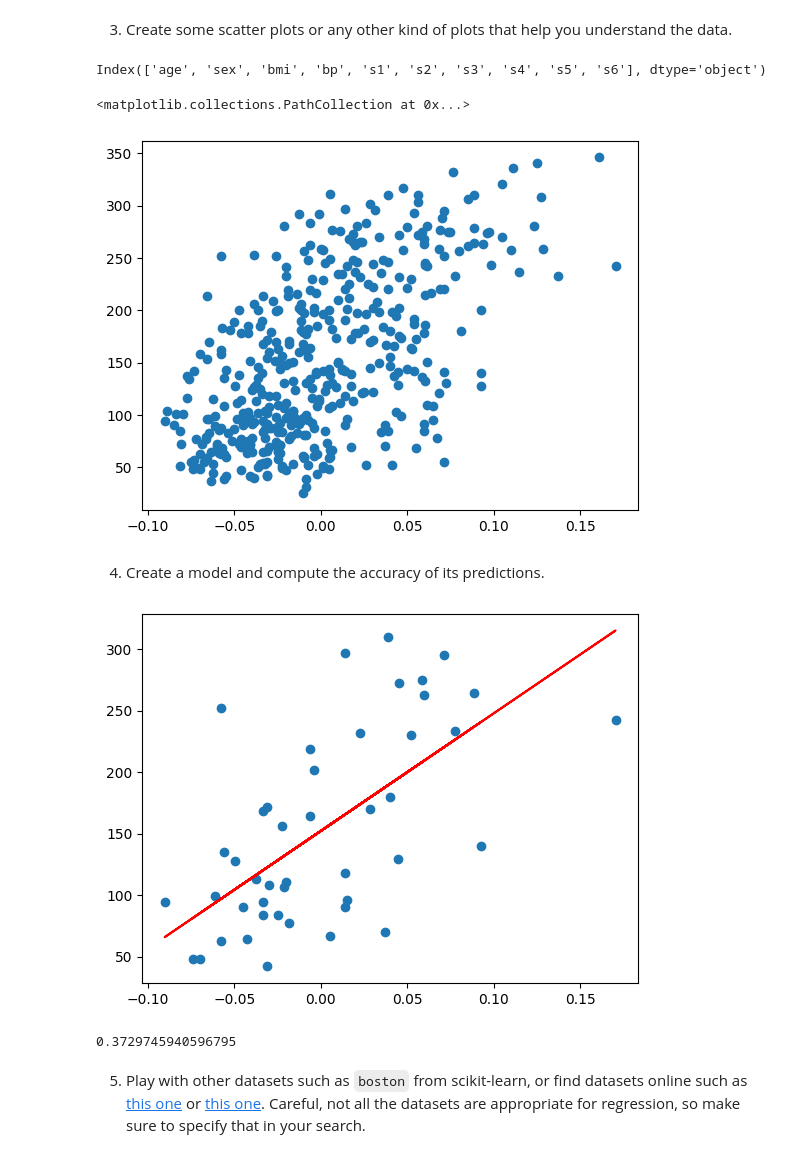
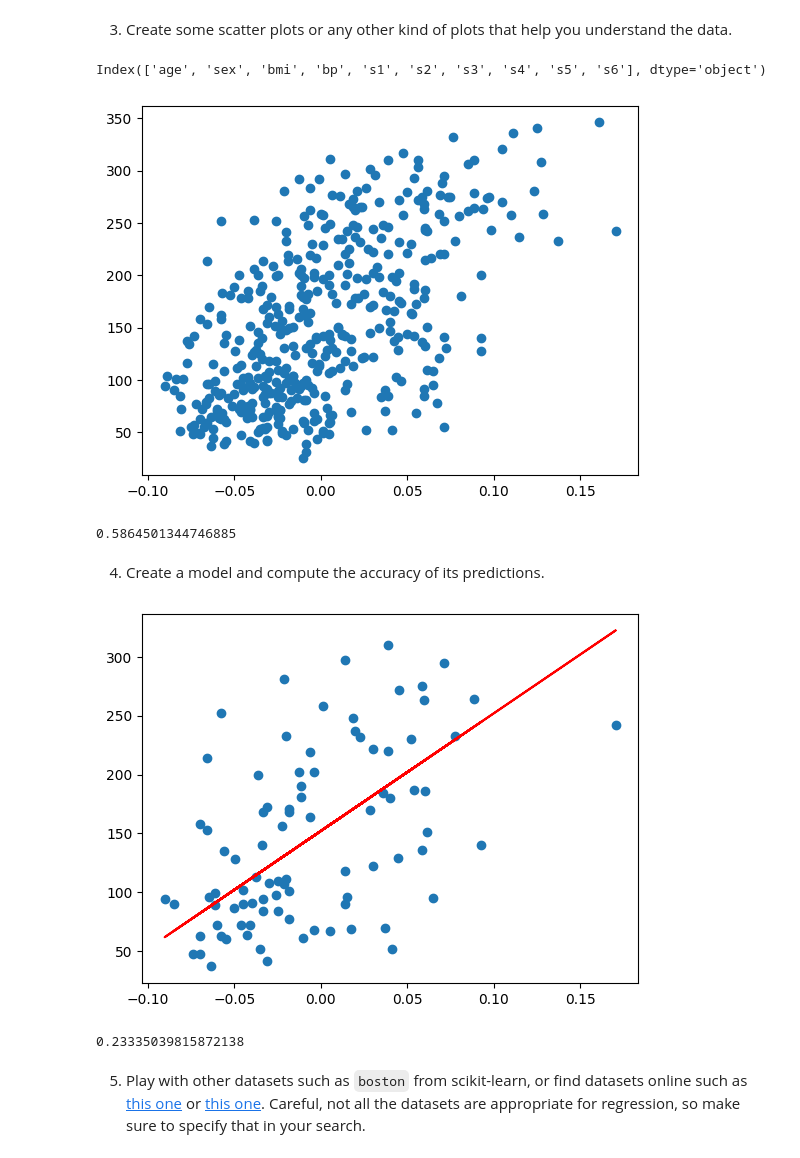
Before and after one commit to AdrienPiette/LGG-Thomas4, a Jupyter notebook: 02-TheHill/MachineLearningIntro/02-ModelingStructuredData/01-Regression/03-drills-regression.ipynb, the cells around one changed output. Cells and saved outputs as stored; diff of their text form; code cells hidden in the pictures.

```diff
--- a/02-TheHill/MachineLearningIntro/02-ModelingStructuredData/01-Regression/03-drills-regression.ipynb
+++ b/02-TheHill/MachineLearningIntro/02-ModelingStructuredData/01-Regression/03-drills-regression.ipynb
@@ -35,25 +35,29 @@ df.describe()
 # %%
 print(df.columns)
 plt.scatter(df['bmi'], diabetes.target)
+plt.show()
+
+
+df['bmi'].corr(pd.Series(diabetes.target))
 # %% [output]
 Index(['age', 'sex', 'bmi', 'bp', 's1', 's2', 's3', 's4', 's5', 's6'], dtype='object')
+[figure]
-<matplotlib.collections.PathCollection at 0x...>
+0.5864501344746885
-[figure]
 # %% [markdown]
 4. Create a model and compute the accuracy of its predictions.
 # %%
 model = LinearRegression()
-X_train, X_test, y_train, y_test = train_test_split(df['bmi'].values.reshape(-1,1), diabetes.target, test_size=0.1, random_state=42)
+X_train, X_test, y_train, y_test = train_test_split(df['bmi'].values.reshape(-1,1), diabetes.target, test_size=0.2, random_state=42)
 model.fit(X_train, y_train)
 y_pred = model.predict(X_test)
 
 plt.scatter(X_test, y_test)
 plt.plot(X_test, y_pred, color='red')
 plt.show()
 
 model.score(X_test, y_test)
 # %% [output]
-[figure, old version]
+[figure, new version]
-0.3729745940596795
+0.23335039815872138
 # %% [markdown]
 5. Play with other datasets such as `boston` from scikit-learn, or find datasets online such as [this one](https://www.kaggle.com/dmvreddy91/usahousing) or [this one](https://www.kaggle.com/hellbuoy/car-price-prediction). Careful, not all the datasets are appropriate for regression, so make sure to specify that in your search.
```
Also changed, not shown: 4 other files.
